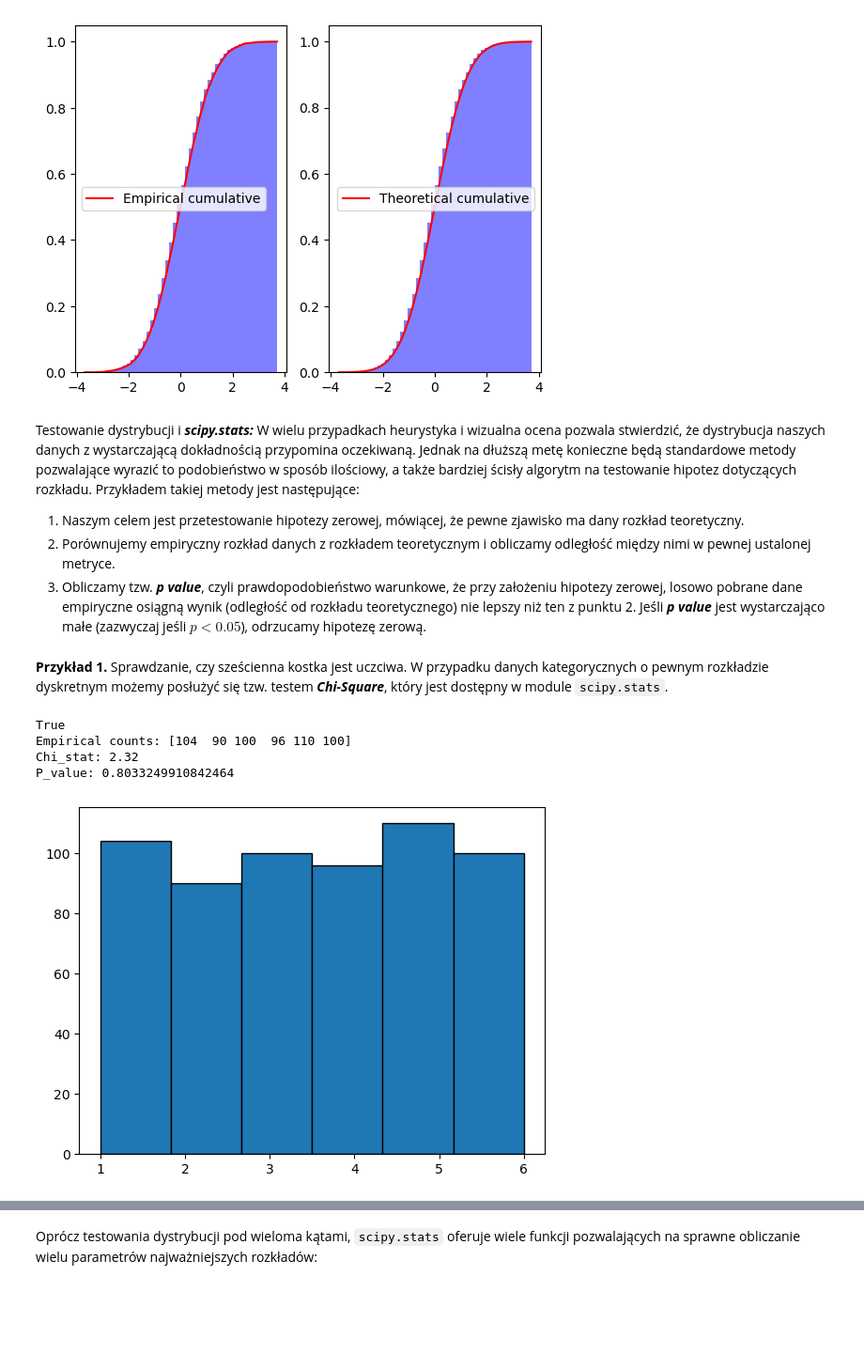
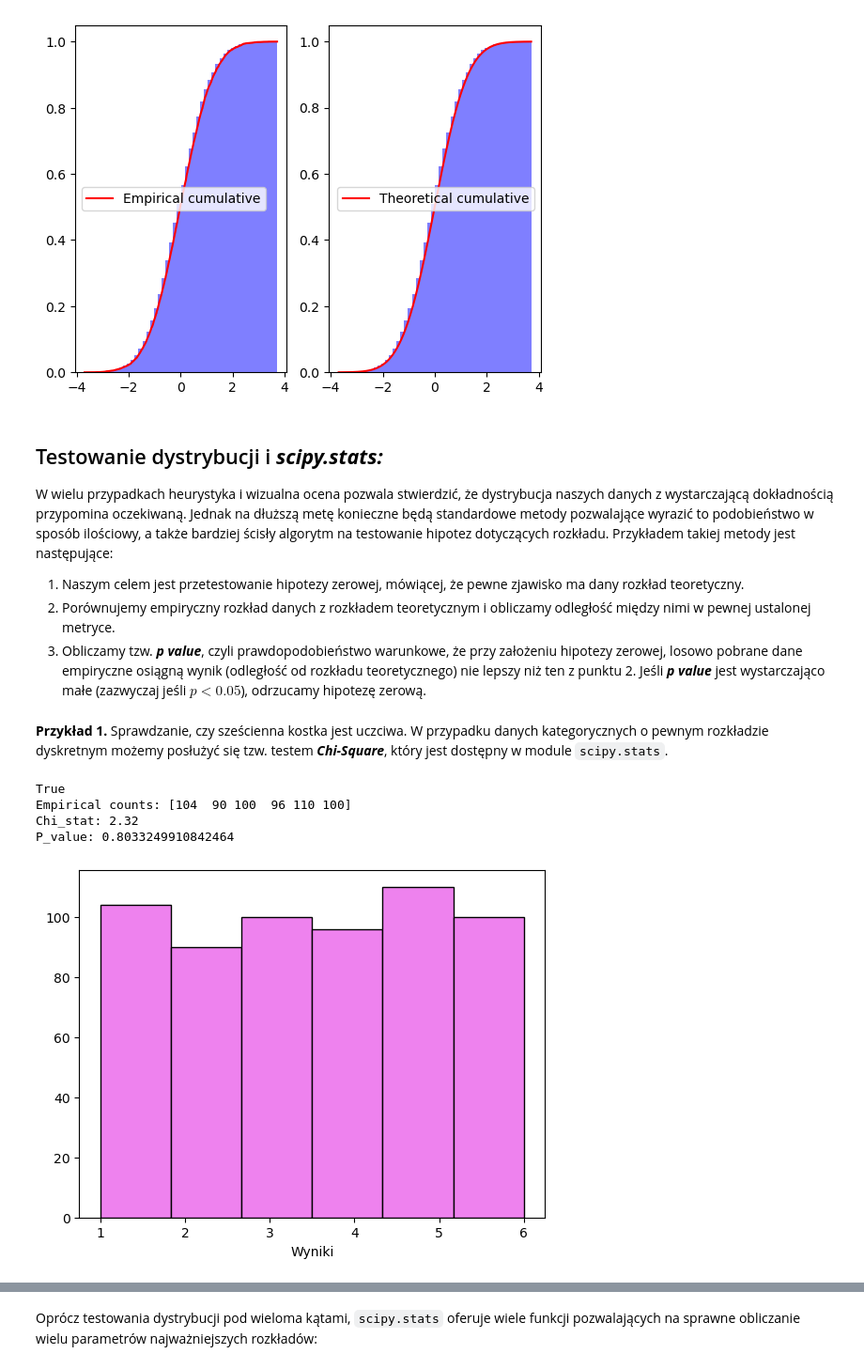
Before and after one commit to orange-cat-programmer/MPSI_2024-25, a Jupyter notebook: lekcja_rozklady/rozklady.ipynb, the cells around one changed output, grey strips where cells are left out. Shown at 94% size. Cells and saved outputs as stored; diff of their text form; code cells hidden in the pictures; blank space fills up the shorter version.

```diff
--- a/lekcja_rozklady/rozklady.ipynb
+++ b/lekcja_rozklady/rozklady.ipynb
@@ -322,6 +328,7 @@ data;
 [figure]
 # %% [markdown]
 Testowanie dystrybucji i ___scipy.stats:___
+-
 W wielu przypadkach heurystyka i  wizualna ocena pozwala stwierdzić, że dystrybucja naszych danych z wystarczającą dokładnością przypomina oczekiwaną. Jednak na dłuższą metę konieczne będą standardowe metody pozwalające wyrazić to podobieństwo w sposób ilościowy, a także bardziej ścisły algorytm na testowanie hipotez dotyczących rozkładu. Przykładem takiej metody jest następujące:
 1. Naszym celem jest przetestowanie hipotezy zerowej, mówiącej, że pewne zjawisko ma dany rozkład teoretyczny.
 2. Porównujemy empiryczny rozkład danych z rozkładem teoretycznym i obliczamy odległość między nimi w pewnej ustalonej metryce.
@@ -333,31 +340,31 @@ W przypadku danych kategorycznych o pewnym rozkładzie dyskretnym możemy posłu
 # %%
 from scipy.stats import chisquare
 from matplotlib import pyplot as plt
 
 np.random.seed(1)
-rolls = np.random.choice([1,2,3,4,5,6], size = 600, p=None)
+rolls = np.random.choice([1, 2, 3, 4, 5, 6], size=600, p=None)
 empirical_counts = np.bincount(rolls, minlength=7)[1:]
-expected_counts = np.array([100]*6)
+expected_counts = np.array([100] * 6)
 
 chi_stat, p_value = chisquare(empirical_counts, expected_counts)
 
 print(chi_stat == np.sum((empirical_counts - expected_counts) ** 2 / expected_counts))
 
 print(f'Empirical counts: {empirical_counts}')
 print(f'Chi_stat: {chi_stat}')
 print(f'P_value: {p_value}')
 
-
-plt.hist(rolls, bins=6, edgecolor = 'black')
+plt.hist(rolls, bins=6, edgecolor='black', color='violet')
+plt.xlabel('Wyniki')
 rolls;
 
 ##wysokie chi_stat i niskie p_value przemawiają za odrzuceniem hipotezy zerowej
 # %% [output]
 True
 Empirical counts: [104  90 100  96 110 100]
 Chi_stat: 2.32
 P_value: 0.8033249910842464
-[figure, old version]
+[figure, new version]
 # %%
 from scipy.stats import chisquare
 
```
Also changed, not shown: parts of 22 cells of this notebook.
